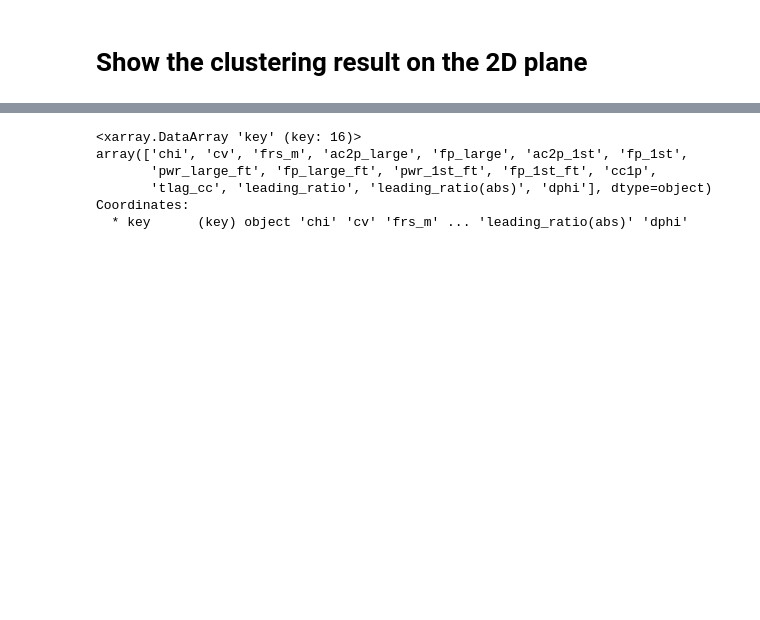
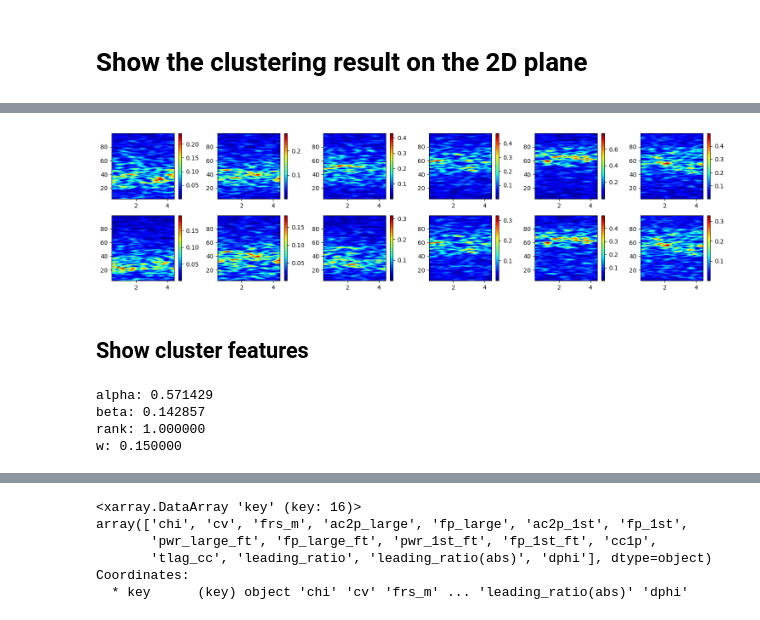
Before and after one commit to jyKim-97/hh_neuralnet, a Jupyter notebook: dynamics_clustering/show_cluster_features.ipynb, the cells around one changed output, grey strips where cells are left out. Saved outputs shown, nothing was run; the diff lists cells and outputs as text; code cells hidden in the pictures; blank space fills up the shorter version.

```diff
--- a/dynamics_clustering/show_cluster_features.ipynb
+++ b/dynamics_clustering/show_cluster_features.ipynb
@@ -68,0 +178,35 @@ keys = ({"key": "ac2p_large", "pop": "F", "type": "mean"},
+# %%
+# get psd
+N = len(locs)
+psd_set = []
+for n in range(len(locs)):
+    psd_set.append(get_sample_psd(locs[n], 0))
+
+#     detail = summary_obj.load_detail(*locs[n], 0)
+#     t = detail["ts"]
+
+#     # compute_psd_set
+#     psd_set.append([])
+#     for ntp in range(1, 3):
+#         v = detail["vlfp"][ntp]
+#         psd, fpsd, tpsd = hhsignal.get_stfft(v, t, 2000, frange=(5, 100))
+#         idt = (tpsd >= 0.5)
+#         psd = psd[:,idt]
+#         # psd = (psd - psd.mean(axis=1, keepdims=True))/psd.std(axis=1, keepdims=True)
+#         psd_set[-1].append(psd[:, idt])
+
+tpsd = tpsd[idt]
+
+fig, axs = plt.subplots(2, N, figsize=(2.5*N, 4), dpi=100)
+for n in range(N):
+    for i in range(2):
+        plt.sca(axs[i][n])
+        hhtools.imshow_xy(psd_set[n][i], x=tpsd, y=fpsd, cmap="jet")
+        plt.colorbar()
+
+plt.tight_layout()
+plt.show()
+# %% [output]
+[figure, added]
+# %% [markdown]
+## Show cluster features
@@ -68,0 +224,21 @@ keys = ({"key": "ac2p_large", "pop": "F", "type": "mean"},
+# %%
+target_cid = 7
+features = align_data_sub["data"][:, cluster_id==target_cid]
+svals_target = svals[cluster_id==target_cid]
+svals_target[svals_target < 0] = 0
+
+l = repr_info["repr_idx"][target_cid-1]
+n0 = get_flat_id(l)
+# psd_set, fpsd, tpsd = get_sample_psd(l, 0)
+psd_set, fpsd, tpsd = get_sample_psd_repr(target_cid)
+
+params = print_params(l)
+
+nr = l[2]
+idx = np.arange(feature_dims[-1]*nr, feature_dims[-1]*(nr+1))
+feature_base = align_data_sub["data"][:, idx].mean(axis=1)
+# %% [output]
+alpha: 0.571429
+beta: 0.142857
+rank: 1.000000
+w: 0.150000
```
Also changed, not shown: parts of 58 cells of this notebook, 5 other files.
